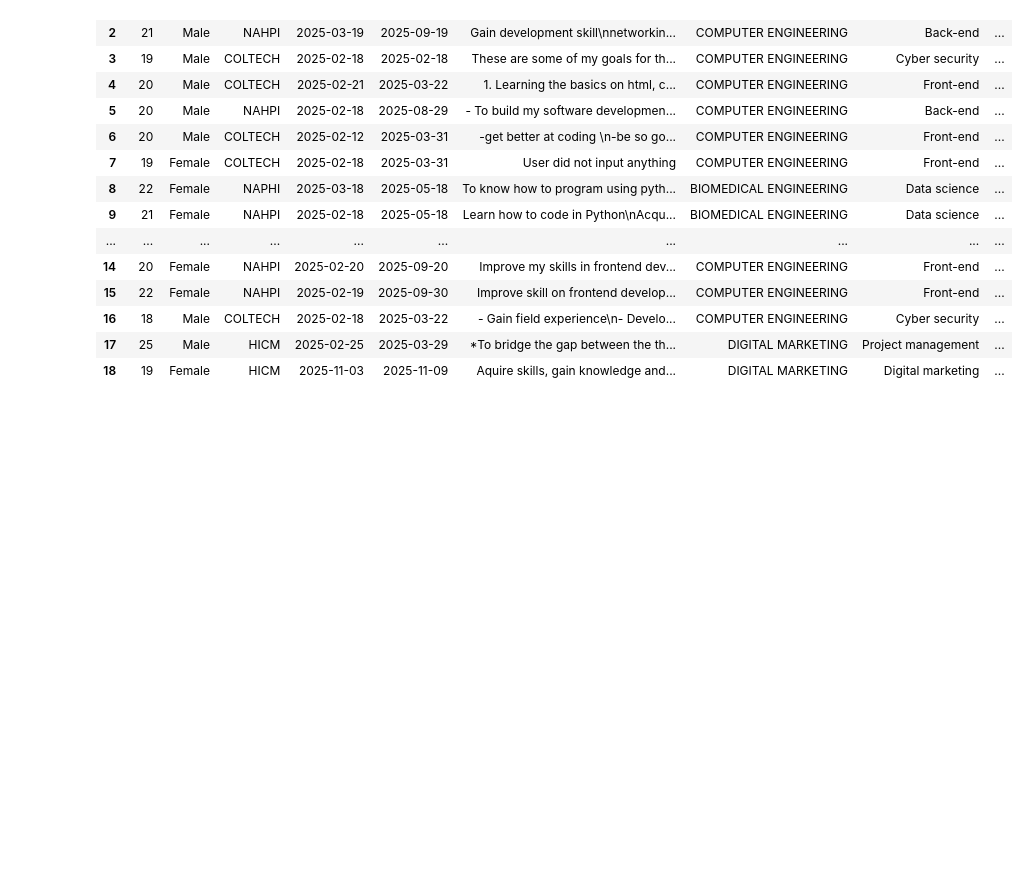
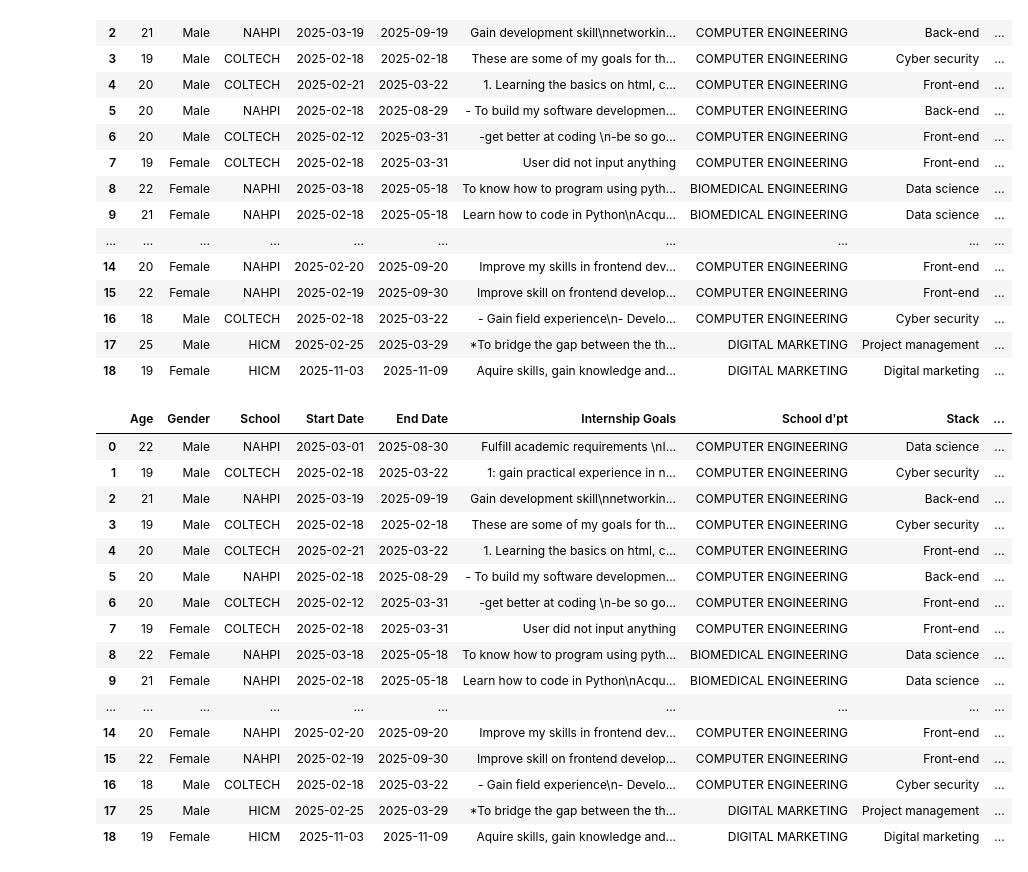
Before and after one commit to MUYAHGaious/Intern_satisfaction, a Jupyter notebook: intern_satisfaction.ipynb, the cells around one changed output. Saved outputs shown, nothing was run; the diff lists cells and outputs as text; code cells hidden in the pictures; blank space fills up the shorter version.

```diff
--- a/intern_satisfaction.ipynb
+++ b/intern_satisfaction.ipynb
@@ -358,3 +358,26 @@ new1
 | 16 | 18 | Male | COLTECH | 2025-02-18 | 2025-03-22 | - Gain field experience\n- Develo... | COMPUTER ENGINEERING | Cyber security | ... |
 | 17 | 25 | Male | HICM | 2025-02-25 | 2025-03-29 | *To bridge the gap between the th... | DIGITAL MARKETING | Project management | ... |
 | 18 | 19 | Female | HICM | 2025-11-03 | 2025-11-09 | Aquire skills, gain knowledge and... | DIGITAL MARKETING | Digital marketing | ... |
+# %%
+# df1.loc[len(df1)] = [0,0,0,0,0,0,0,0,0]
+# df1
+df1.drop([19,20], axis=0, inplace=True)
+df1
+# %% [output]
+|  | Age | Gender | School | Start Date | End Date | Internship Goals | School d'pt | Stack | ... |
+| 0 | 22 | Male | NAHPI | 2025-03-01 | 2025-08-30 | Fulfill academic requirements \nI... | COMPUTER ENGINEERING | Data science | ... |
+| 1 | 19 | Male | COLTECH | 2025-02-18 | 2025-03-22 | 1: gain practical experience in n... | COMPUTER ENGINEERING | Cyber security | ... |
+| 2 | 21 | Male | NAHPI | 2025-03-19 | 2025-09-19 | Gain development skill\nnetworkin... | COMPUTER ENGINEERING | Back-end | ... |
+| 3 | 19 | Male | COLTECH | 2025-02-18 | 2025-02-18 | These are some of my goals for th... | COMPUTER ENGINEERING | Cyber security | ... |
+| 4 | 20 | Male | COLTECH | 2025-02-21 | 2025-03-22 | 1. Learning the basics on html, c... | COMPUTER ENGINEERING | Front-end | ... |
+| 5 | 20 | Male | NAHPI | 2025-02-18 | 2025-08-29 | - To build my software developmen... | COMPUTER ENGINEERING | Back-end | ... |
+| 6 | 20 | Male | COLTECH | 2025-02-12 | 2025-03-31 | -get better at coding \n-be so go... | COMPUTER ENGINEERING | Front-end | ... |
+| 7 | 19 | Female | COLTECH | 2025-02-18 | 2025-03-31 | User did not input anything | COMPUTER ENGINEERING | Front-end | ... |
+| 8 | 22 | Female | NAHPI | 2025-03-18 | 2025-05-18 | To know how to program using pyth... | BIOMEDICAL ENGINEERING | Data science | ... |
+| 9 | 21 | Female | NAHPI | 2025-02-18 | 2025-05-18 | Learn how to code in Python\nAcqu... | BIOMEDICAL ENGINEERING | Data science | ... |
+| ... | ... | ... | ... | ... | ... | ... | ... | ... | ... |
+| 14 | 20 | Female | NAHPI | 2025-02-20 | 2025-09-20 | Improve my skills in frontend dev... | COMPUTER ENGINEERING | Front-end | ... |
+| 15 | 22 | Female | NAHPI | 2025-02-19 | 2025-09-30 | Improve skill on frontend develop... | COMPUTER ENGINEERING | Front-end | ... |
+| 16 | 18 | Male | COLTECH | 2025-02-18 | 2025-03-22 | - Gain field experience\n- Develo... | COMPUTER ENGINEERING | Cyber security | ... |
+| 17 | 25 | Male | HICM | 2025-02-25 | 2025-03-29 | *To bridge the gap between the th... | DIGITAL MARKETING | Project management | ... |
+| 18 | 19 | Female | HICM | 2025-11-03 | 2025-11-09 | Aquire skills, gain knowledge and... | DIGITAL MARKETING | Digital marketing | ... |
```
Also changed, not shown: parts of 1 cell of this notebook, 2 other files.
